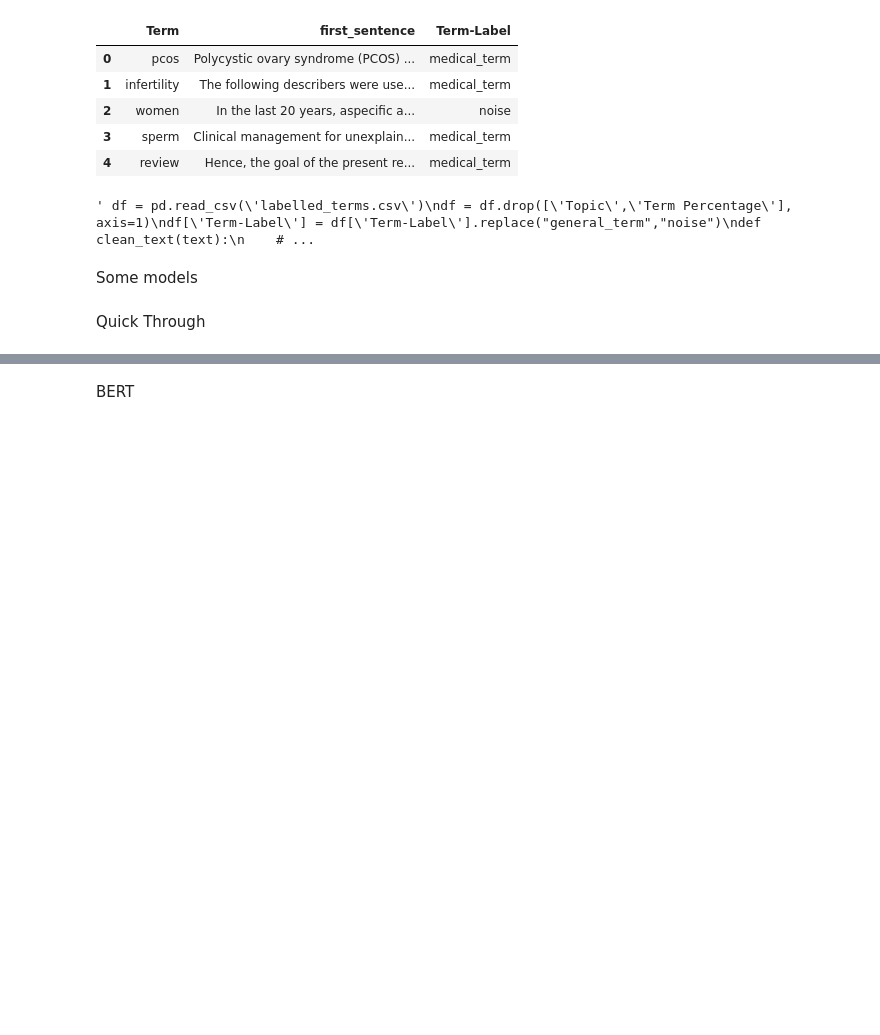
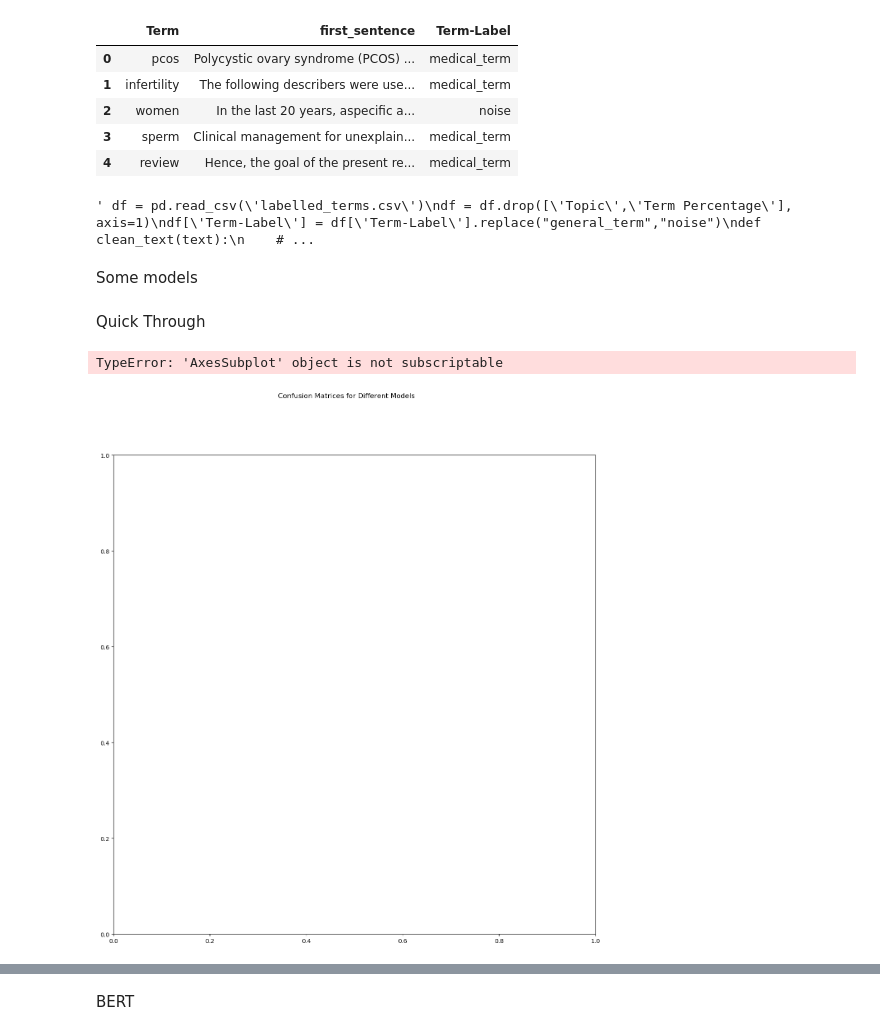
Before and after one commit to JiananTao/GDP2023_llms, a Jupyter notebook: LLMs_with_NER-Jianan.ipynb, the cells around one changed output, grey strips where cells are left out. Cells and saved outputs as stored; diff of their text form; code cells hidden in the pictures; blank space fills up the shorter version.

```diff
--- a/LLMs_with_NER-Jianan.ipynb
+++ b/LLMs_with_NER-Jianan.ipynb
@@ -182,6 +185,17 @@ def get_score_print(df, medical_label, ax, model_name):
     return Precision, Recall, F1
 # %% [markdown]
 Quick Through
+# %%
+good_model_list = [
+    'Dr-BERT/CAS-Biomedical-POS-Tagging',
+    'samrawal/bert-base-uncased_clinical-ner',
+    'sschet/bert-base-uncased_clinical-ner',
+
+]
+model_results = test_multiple_models(good_model_list, df)
+# %% [output]
+TypeError: 'AxesSubplot' object is not subscriptable
+[figure, added]
 # %%
 bio_model_list = [
     'alvaroalon2/biobert_diseases_ner',
```
Also changed, not shown: parts of 8 cells of this notebook.
